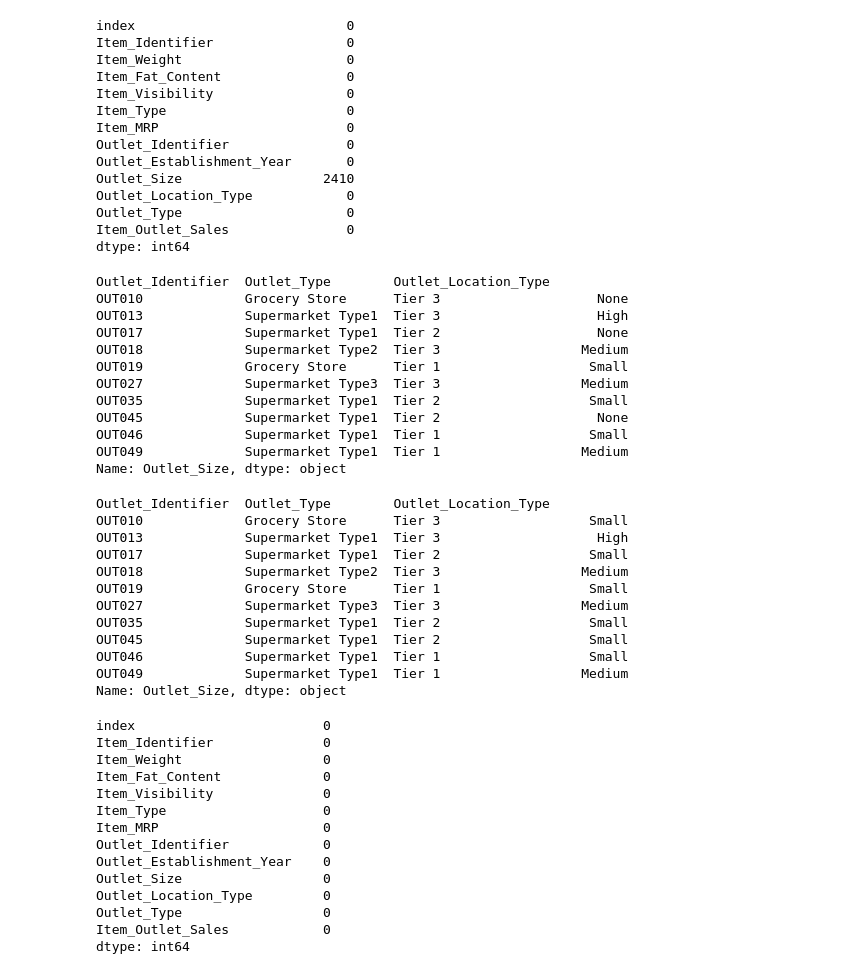
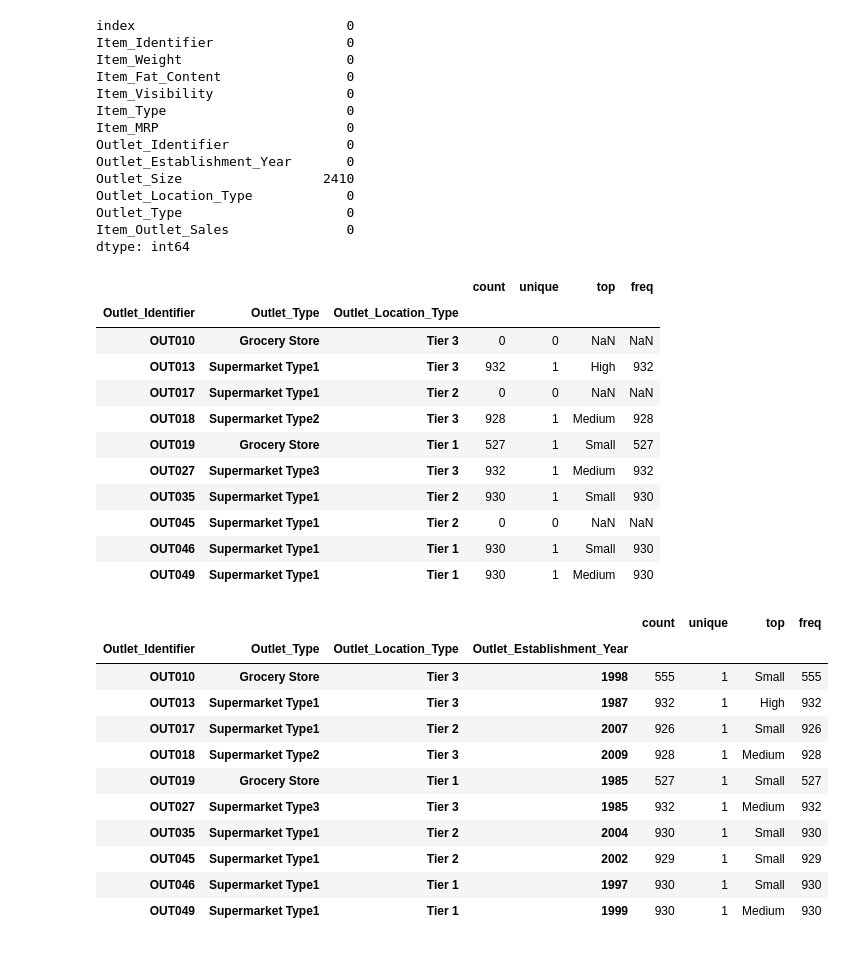
Before and after one commit to gillaness/predicciones-ventas, a Jupyter notebook: data_cleaning.ipynb, the cells around one changed output. Saved outputs shown, nothing was run; the diff lists cells and outputs as text; code cells hidden in the pictures.

```diff
--- a/data_cleaning.ipynb
+++ b/data_cleaning.ipynb
@@ -10,9 +11,8 @@ Drive already mounted at /content/drive; to attempt to forcibly remount, call dr
 # %%
-filename = '/content/drive/MyDrive/Colab Notebooks/Bootcamp Data Science/sales_predictions.csv'
+#filename = '/content/drive/MyDrive/Colab Notebooks/Bootcamp Data Science/sales_predictions.csv'
+filename = '/Users/gillanes/Documents/coding_dojo/data/sales_predictions.csv'
 df = pd.read_csv(filename)
 
-df2 = df
-
 df.head()
 # %% [output]
 |  | Item_Identifier | Item_Weight | Item_Fat_Content | Item_Visibility | Item_Type | Item_MRP | ... |
@@ -93,7 +104,7 @@ dict_pesos_promedios = pesos_promedios.to_dict()
 # %%
 # Generamos una lista para identificar cuales items tienen valores de peso faltantes
-list_na = []
+lista_na = []
 for i in range(len(df)):
   if pd.isna(df.at[i, 'Item_Weight']) == True:
-    list_na.append(df.at[i, 'Item_Identifier'])
-list_na
+    lista_na.append(df.at[i, 'Item_Identifier'])
+lista_na;
@@ -200,18 +196,18 @@ dtype: int64
 # %%
 # Ahora continuamos con los Outlet Size con valores faltantes.
 # Aplicamos el mismo supuesto anterior, el de completar con el valor correspondiente al Outlet Identifier
-(df.groupby(['Outlet_Identifier', 'Outlet_Type', 'Outlet_Location_Type'])['Outlet_Size']).first()
+(df.groupby(['Outlet_Identifier', 'Outlet_Type', 'Outlet_Location_Type'])['Outlet_Size']).describe()
 # %% [output]
-Outlet_Identifier  Outlet_Type        Outlet_Location_Type
-OUT010             Grocery Store      Tier 3                    None
-OUT013             Supermarket Type1  Tier 3                    High
-OUT017             Supermarket Type1  Tier 2                    None
-OUT018             Supermarket Type2  Tier 3                  Medium
-OUT019             Grocery Store      Tier 1                   Small
-OUT027             Supermarket Type3  Tier 3                  Medium
-OUT035             Supermarket Type1  Tier 2                   Small
-OUT045             Supermarket Type1  Tier 2                    None
-OUT046             Supermarket Type1  Tier 1                   Small
-OUT049             Supermarket Type1  Tier 1                  Medium
-Name: Outlet_Size, dtype: object
+|  |  |  | count | unique | top | freq |
+| Outlet_Identifier | Outlet_Type | Outlet_Location_Type |  |  |  |  |
+| OUT010 | Grocery Store | Tier 3 | 0 | 0 | NaN | NaN |
+| OUT013 | Supermarket Type1 | Tier 3 | 932 | 1 | High | 932 |
+| OUT017 | Supermarket Type1 | Tier 2 | 0 | 0 | NaN | NaN |
+| OUT018 | Supermarket Type2 | Tier 3 | 928 | 1 | Medium | 928 |
+| OUT019 | Grocery Store | Tier 1 | 527 | 1 | Small | 527 |
+| OUT027 | Supermarket Type3 | Tier 3 | 932 | 1 | Medium | 932 |
+| OUT035 | Supermarket Type1 | Tier 2 | 930 | 1 | Small | 930 |
+| OUT045 | Supermarket Type1 | Tier 2 | 0 | 0 | NaN | NaN |
+| OUT046 | Supermarket Type1 | Tier 1 | 930 | 1 | Small | 930 |
+| OUT049 | Supermarket Type1 | Tier 1 | 930 | 1 | Medium | 930 |
 # %%
@@ -226,34 +222,17 @@ for i in range(len(df)):
     elif (df.at[i, 'Outlet_Type'] == 'Supermarket Type1'):
       df.at[i,'Outlet_Size']= 'Small'
 # %%
-(df.groupby(['Outlet_Identifier', 'Outlet_Type', 'Outlet_Location_Type'])['Outlet_Size']).first()
+(df.groupby(['Outlet_Identifier', 'Outlet_Type', 'Outlet_Location_Type', 'Outlet_Establishment_Year'])['Outlet_Size']).describe()
 # %% [output]
-Outlet_Identifier  Outlet_Type        Outlet_Location_Type
-OUT010             Grocery Store      Tier 3                   Small
-OUT013             Supermarket Type1  Tier 3                    High
-OUT017             Supermarket Type1  Tier 2                   Small
-OUT018             Supermarket Type2  Tier 3                  Medium
-OUT019             Grocery Store      Tier 1                   Small
-OUT027             Supermarket Type3  Tier 3                  Medium
-OUT035             Supermarket Type1  Tier 2                   Small
-OUT045             Supermarket Type1  Tier 2                   Small
-OUT046             Supermarket Type1  Tier 1                   Small
-OUT049             Supermarket Type1  Tier 1                  Medium
-Name: Outlet_Size, dtype: object
+|  |  |  |  | count | unique | top | freq |
+| Outlet_Identifier | Outlet_Type | Outlet_Location_Type | Outlet_Establishment_Year |  |  |  |  |
+| OUT010 | Grocery Store | Tier 3 | 1998 | 555 | 1 | Small | 555 |
+| OUT013 | Supermarket Type1 | Tier 3 | 1987 | 932 | 1 | High | 932 |
+| OUT017 | Supermarket Type1 | Tier 2 | 2007 | 926 | 1 | Small | 926 |
+| OUT018 | Supermarket Type2 | Tier 3 | 2009 | 928 | 1 | Medium | 928 |
+| OUT019 | Grocery Store | Tier 1 | 1985 | 527 | 1 | Small | 527 |
+| OUT027 | Supermarket Type3 | Tier 3 | 1985 | 932 | 1 | Medium | 932 |
+| OUT035 | Supermarket Type1 | Tier 2 | 2004 | 930 | 1 | Small | 930 |
+| OUT045 | Supermarket Type1 | Tier 2 | 2002 | 929 | 1 | Small | 929 |
+| OUT046 | Supermarket Type1 | Tier 1 | 1997 | 930 | 1 | Small | 930 |
+| OUT049 | Supermarket Type1 | Tier 1 | 1999 | 930 | 1 | Medium | 930 |
-# %%
-df.isna().sum()
-# %% [output]
-index                        0
-Item_Identifier              0
-Item_Weight                  0
-Item_Fat_Content             0
-Item_Visibility              0
-Item_Type                    0
-Item_MRP                     0
-Outlet_Identifier            0
-Outlet_Establishment_Year    0
-Outlet_Size                  0
-Outlet_Location_Type         0
-Outlet_Type                  0
-Item_Outlet_Sales            0
-dtype: int64
```
Also changed, not shown: parts of 14 cells of this notebook.
